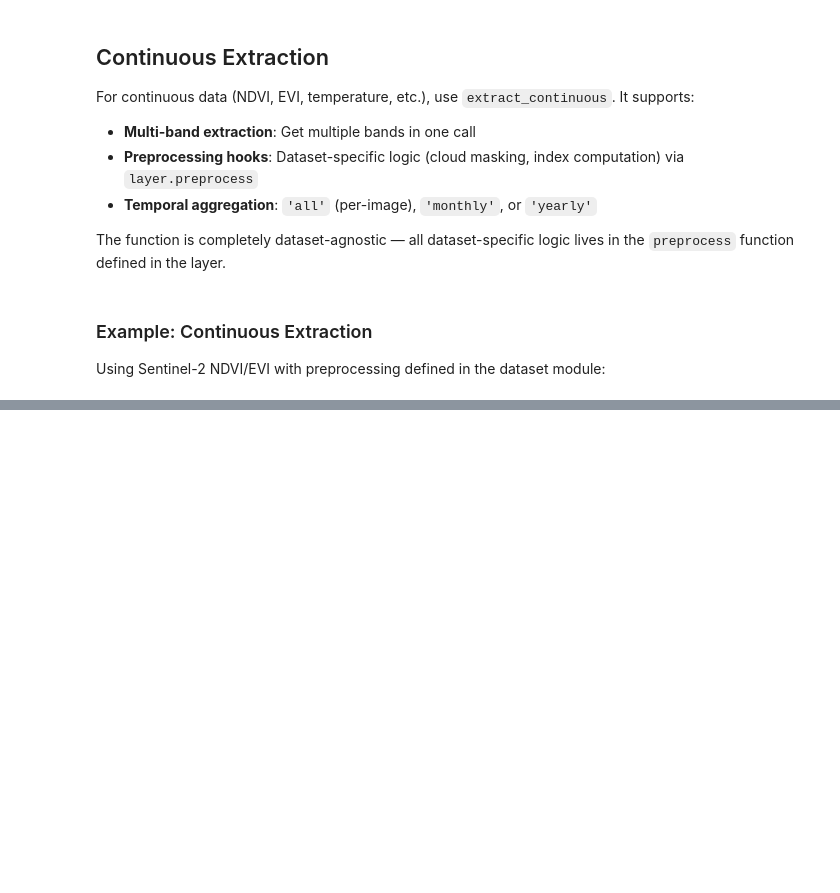
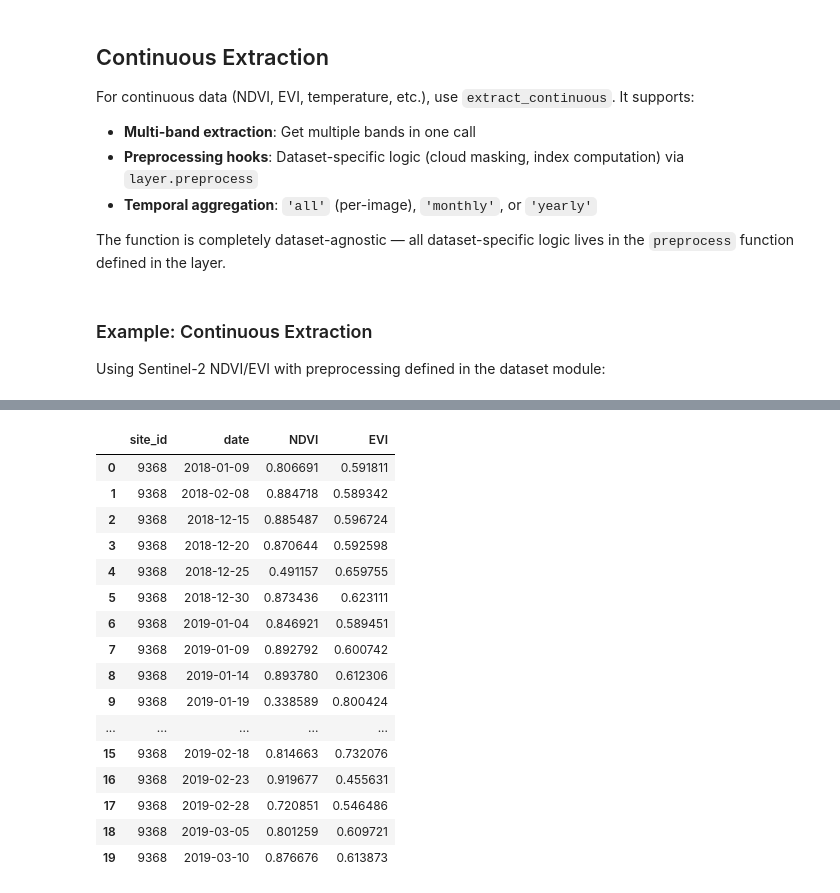
Before and after one commit to aliceheiman/gee-polygons, a Jupyter notebook: nbs/02_extract.ipynb, the cells around one changed output, grey strips where cells are left out. Cells and saved outputs as stored; diff of their text form; code cells hidden in the pictures; blank space fills up the shorter version.

```diff
--- a/nbs/02_extract.ipynb
+++ b/nbs/02_extract.ipynb
@@ -478,3 +478,23 @@ df.head()
+# %%
+df.head(20)
+# %% [output]
+|  | site_id | date | NDVI | EVI |
+| 0 | 9368 | 2018-01-09 | 0.806691 | 0.591811 |
+| 1 | 9368 | 2018-02-08 | 0.884718 | 0.589342 |
+| 2 | 9368 | 2018-12-15 | 0.885487 | 0.596724 |
+| 3 | 9368 | 2018-12-20 | 0.870644 | 0.592598 |
+| 4 | 9368 | 2018-12-25 | 0.491157 | 0.659755 |
+| 5 | 9368 | 2018-12-30 | 0.873436 | 0.623111 |
+| 6 | 9368 | 2019-01-04 | 0.846921 | 0.589451 |
+| 7 | 9368 | 2019-01-09 | 0.892792 | 0.600742 |
+| 8 | 9368 | 2019-01-14 | 0.893780 | 0.612306 |
+| 9 | 9368 | 2019-01-19 | 0.338589 | 0.800424 |
+| ... | ... | ... | ... | ... |
+| 15 | 9368 | 2019-02-18 | 0.814663 | 0.732076 |
+| 16 | 9368 | 2019-02-23 | 0.919677 | 0.455631 |
+| 17 | 9368 | 2019-02-28 | 0.720851 | 0.546486 |
+| 18 | 9368 | 2019-03-05 | 0.801259 | 0.609721 |
+| 19 | 9368 | 2019-03-10 | 0.876676 | 0.613873 |
 # %%
 #| hide
 import nbdev; nbdev.nbdev_export()
```
Also changed, not shown: parts of 1 cell of this notebook, 9 other files.
